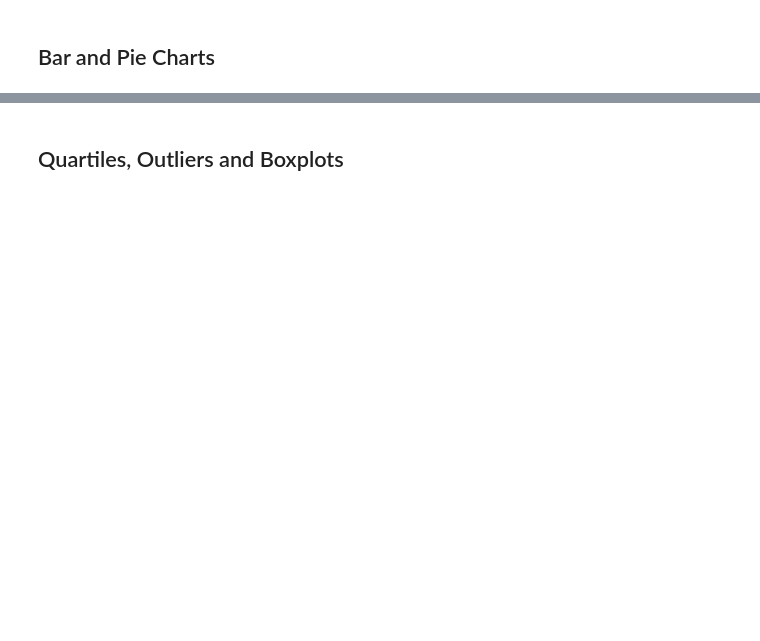
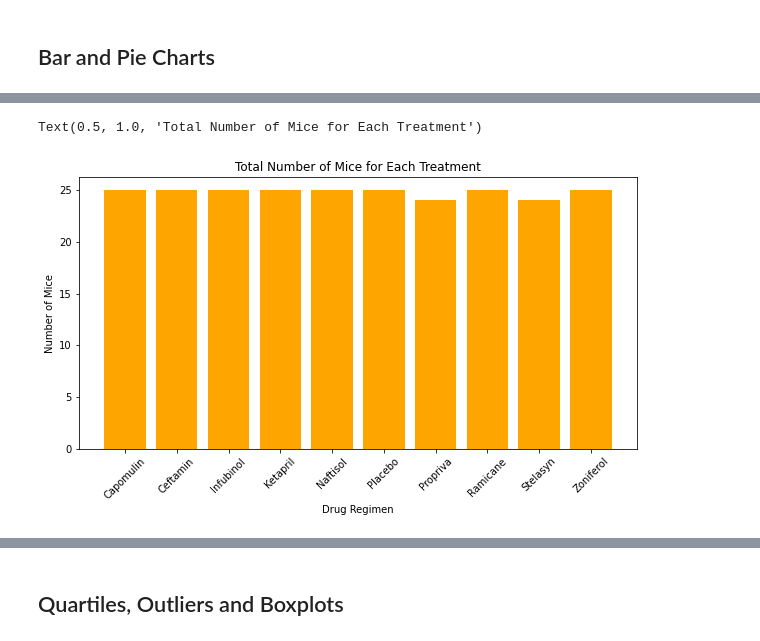
Before and after one commit to KaiCee2010/matplotlib-challenge, a Jupyter notebook: Pymaceuticals/pymaceuticals.ipynb, the cells around one changed output, grey strips where cells are left out. Saved outputs shown, nothing was run; the diff lists cells and outputs as text; code cells hidden in the pictures; blank space fills up the shorter version.

```diff
--- a/Pymaceuticals/pymaceuticals.ipynb
+++ b/Pymaceuticals/pymaceuticals.ipynb
@@ -170,2 +183,15 @@ NameError: name 'items_grouped_describe' is not defined
 # %%
 # Generate a bar plot showing the total number of mice for each treatment throughout the course of the study using pyplot.
+x_axis = np.arange(len(unique_mouseIDs))
+x_axis
+
+plt.figure(figsize=(10,5))
+plt.bar(x_axis, unique_mouseIDs, color='orange', align="center")
+plt.xticks(x_axis, unique_mouseIDs.index, rotation=45)
+
+plt.xlabel("Drug Regimen")
+plt.ylabel("Number of Mice")
+plt.title("Total Number of Mice for Each Treatment")
+# %% [output]
+Text(0.5, 1.0, 'Total Number of Mice for Each Treatment')
+[figure, added]
```
Also changed, not shown: parts of 8 cells of this notebook, 1 other file.
